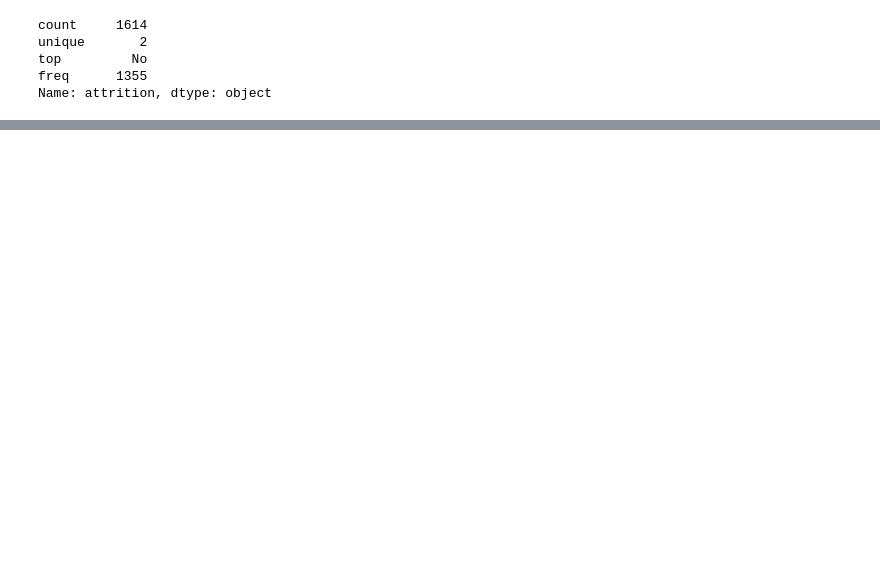
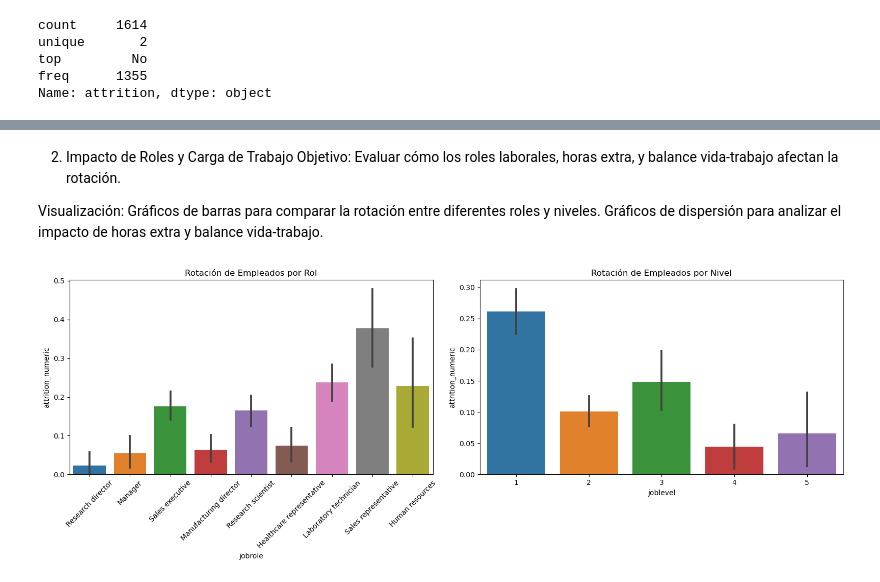
Before and after one commit to laural87/project-da-promo-I-modulo-3-team-2, a Jupyter notebook: Fase2_visualizaciones.ipynb, the cells around one changed output, grey strips where cells are left out. Saved outputs shown, nothing was run; the diff lists cells and outputs as text; code cells hidden in the pictures; blank space fills up the shorter version.

```diff
--- a/Fase2_visualizaciones.ipynb
+++ b/Fase2_visualizaciones.ipynb
@@ -93,0 +238,21 @@ Name: attrition, dtype: object
+# %% [markdown]
+2. Impacto de Roles y Carga de Trabajo
+Objetivo: Evaluar cómo los roles laborales, horas extra, y balance vida-trabajo afectan la rotación.
+
+Visualización:
+Gráficos de barras para comparar la rotación entre diferentes roles y niveles.
+Gráficos de dispersión para analizar el impacto de horas extra y balance vida-trabajo.
+# %%
+fig, axes = plt.subplots(1, 2, figsize=(16, 6))
+
+sns.barplot(x='jobrole', y='attrition_numeric', data=datos, ax=axes[0])
+axes[0].set_title('Rotación de Empleados por Rol')
+axes[0].set_xticklabels(axes[0].get_xticklabels(), rotation=45)
+
+sns.barplot(x='joblevel', y='attrition_numeric', data=datos, ax=axes[1])
+axes[1].set_title('Rotación de Empleados por Nivel')
+
+plt.tight_layout()
+plt.show()
+# %% [output]
+[figure, added]
```
Also changed, not shown: parts of 26 cells of this notebook.
